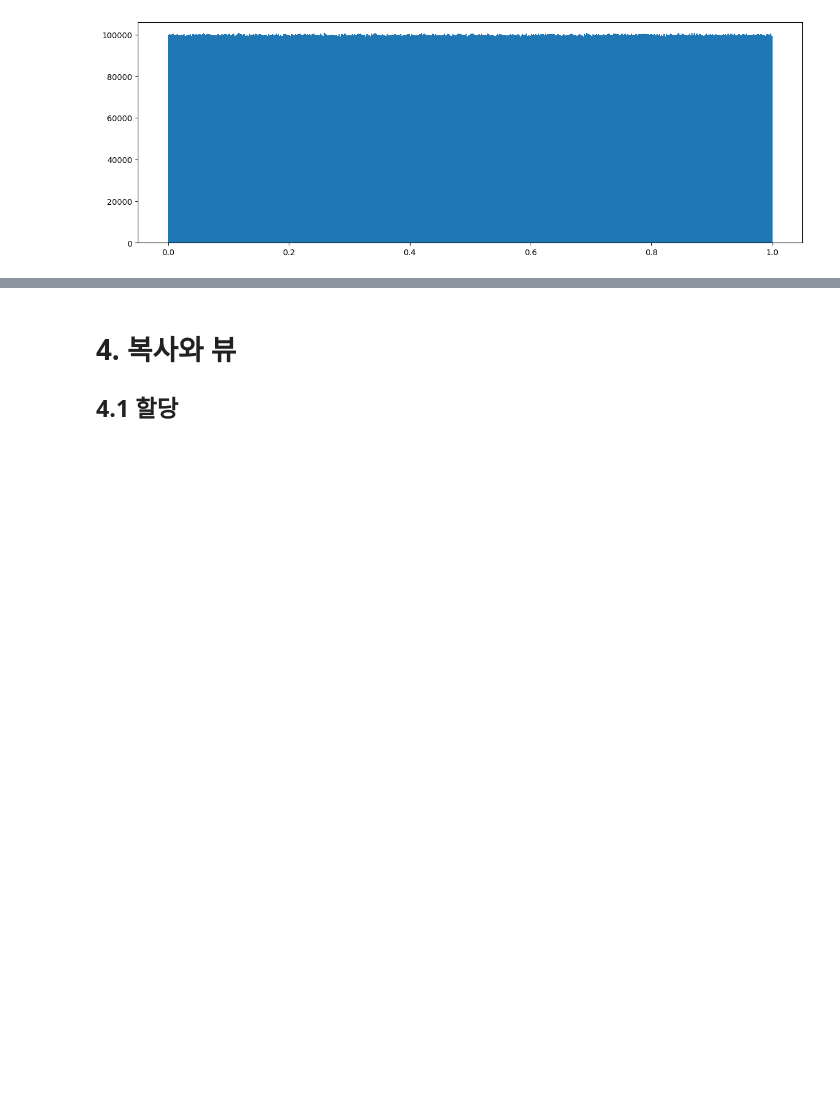
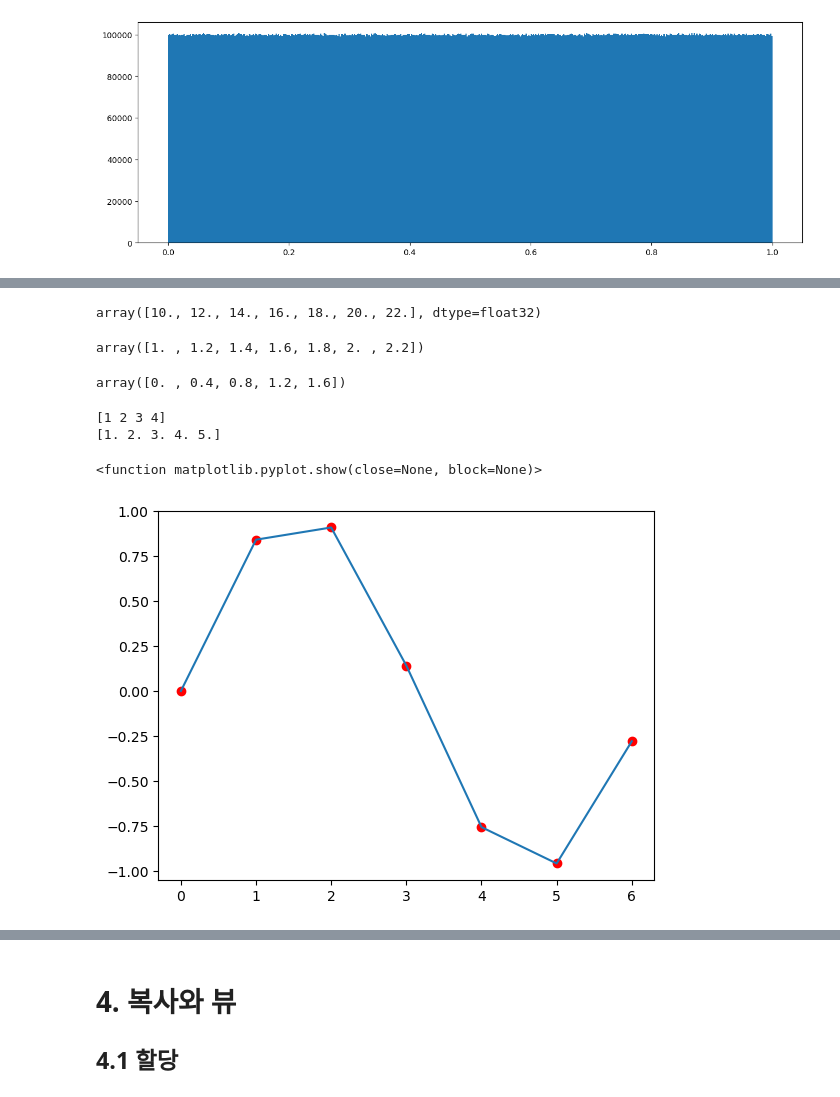
Before and after one commit to chjogit/ai, a Jupyter notebook: source/01_python/ch10_N차원 배열 다루기.ipynb, the cells around one changed output, grey strips where cells are left out. Drawn from its saved outputs; the diff is of its cells as text; code cells hidden in the pictures; blank space fills up the shorter version.

```diff
--- a/source/01_python/ch10_N차원 배열 다루기.ipynb
+++ b/source/01_python/ch10_N차원 배열 다루기.ipynb
@@ -471,0 +510,34 @@ plt.show()
+# %%
+np.arange(10, 24, 2, dtype=np.float32)
+# %% [output]
+array([10., 12., 14., 16., 18., 20., 22.], dtype=float32)
+# %%
+# to가 실수일 때, to 값이 포함될 수 있음
+np.arange(1, 2.2, 0.2, dtype=np.float64)
+# 2진수 실수 표기의 한계로 인함. 실제값은 2.199999997이지만 2.2로 출력됨.
+# 0.2를 이진수 표기할 경우 무한소수가 되어,파이썬의 계산 상으론 0.19999999..가 더해짐.
+# 이로 인해, 실수 배열 생성의 경우 linspace가 더 정교하고 안전함.
+# %% [output]
+array([1. , 1.2, 1.4, 1.6, 1.8, 2. , 2.2])
+# %%
+np.arange(0, 2, 0.4)
+# %% [output]
+array([0. , 0.4, 0.8, 1.2, 1.6])
+# %%
+# arange와 linspace의 차이
+print(np.arange(1,5))
+print(np.linspace(1,5,5)) #5를 포함. num의 기본값 : 50
+# %% [output]
+[1 2 3 4]
+[1. 2. 3. 4. 5.]
+# %%
+x = np.array([0, 1, 2, 3, 4, 5, 6])
+y = np.sin(x)
+# %%
+from matplotlib import pyplot as plt
+plt.scatter(x, y, c='r') # 빨간색 점그래프
+plt.plot(x, y) # 각 점을 이어 선 그래프로 출력
+plt.show
+# %% [output]
+<function matplotlib.pyplot.show(close=None, block=None)>
+[figure, added]
```
Also changed, not shown: parts of 142 cells of this notebook, 3 other files.
